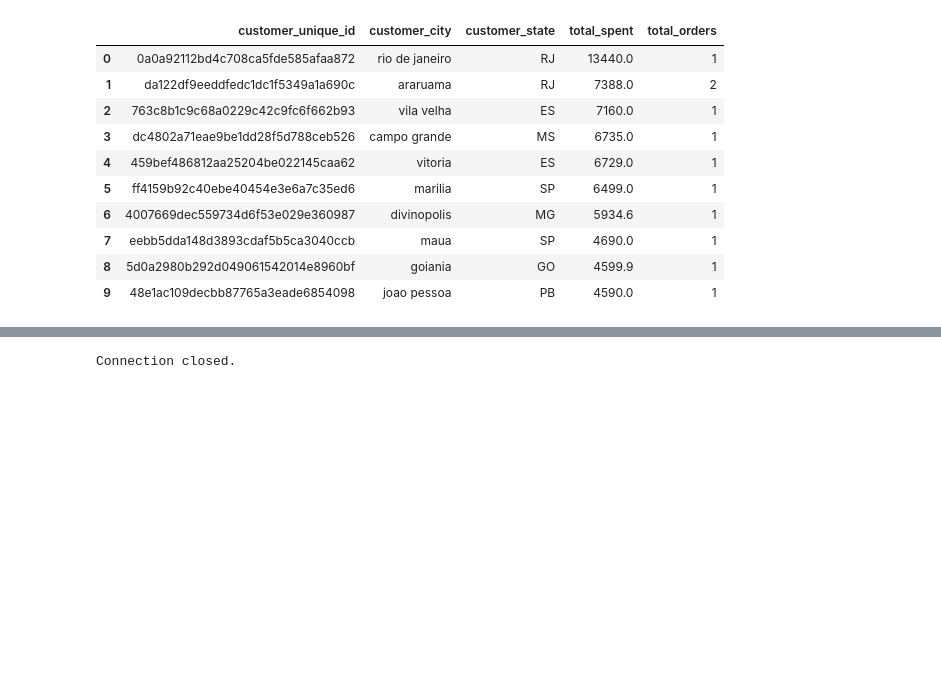
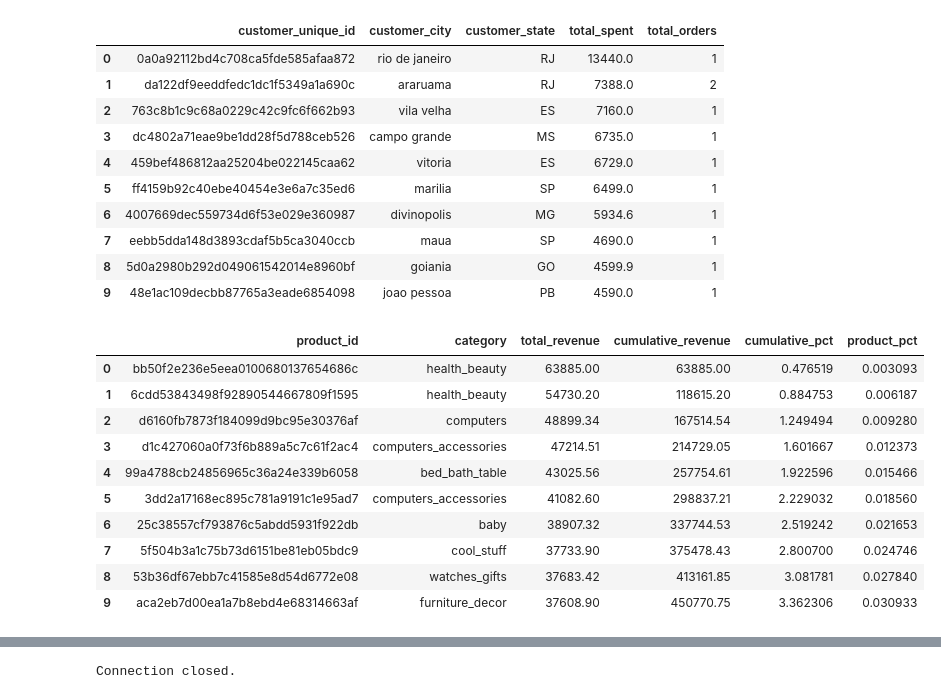
Before and after one commit to Ryanjo4432/revenue-leak-detection, a Jupyter notebook: notebooks/analysis.ipynb, the cells around one changed output, grey strips where cells are left out. Saved outputs shown, nothing was run; the diff lists cells and outputs as text; code cells hidden in the pictures; blank space fills up the shorter version.

```diff
--- a/notebooks/analysis.ipynb
+++ b/notebooks/analysis.ipynb
@@ -240,3 +240,37 @@ Passing `palette` without assigning `hue` is deprecated and will be removed in v
 | 7 | eebb5dda148d3893cdaf5b5ca3040ccb | maua | SP | 4690.0 | 1 |
 | 8 | 5d0a2980b292d049061542014e8960bf | goiania | GO | 4599.9 | 1 |
 | 9 | 48e1ac109decbb87765a3eade6854098 | joao pessoa | PB | 4590.0 | 1 |
+# %%
+query = """
+    SELECT
+        p.product_id,
+        p.product_category_name_english AS category,
+        ROUND(SUM(oi.price)::NUMERIC, 2) AS total_revenue
+    FROM order_items oi
+    JOIN products p ON oi.product_id = p.product_id
+    WHERE p.product_category_name_english != 'unknown'
+    GROUP BY p.product_id, p.product_category_name_english
+    ORDER BY total_revenue DESC;
+"""
+
+df_pareto = pd.read_sql(query, conn)
+
+# Calculate cumulative revenue percentage
+df_pareto["cumulative_revenue"] = df_pareto["total_revenue"].cumsum()
+df_pareto["cumulative_pct"]     = df_pareto["cumulative_revenue"] / df_pareto["total_revenue"].sum() * 100
+df_pareto["product_pct"]        = range(1, len(df_pareto) + 1)
+df_pareto["product_pct"]        = df_pareto["product_pct"] / len(df_pareto) * 100
+
+df_pareto.head(10)
+# %% [output]
+|  | product_id | category | total_revenue | cumulative_revenue | cumulative_pct | product_pct |
+| 0 | bb50f2e236e5eea0100680137654686c | health_beauty | 63885.00 | 63885.00 | 0.476519 | 0.003093 |
+| 1 | 6cdd53843498f92890544667809f1595 | health_beauty | 54730.20 | 118615.20 | 0.884753 | 0.006187 |
+| 2 | d6160fb7873f184099d9bc95e30376af | computers | 48899.34 | 167514.54 | 1.249494 | 0.009280 |
+| 3 | d1c427060a0f73f6b889a5c7c61f2ac4 | computers_accessories | 47214.51 | 214729.05 | 1.601667 | 0.012373 |
+| 4 | 99a4788cb24856965c36a24e339b6058 | bed_bath_table | 43025.56 | 257754.61 | 1.922596 | 0.015466 |
+| 5 | 3dd2a17168ec895c781a9191c1e95ad7 | computers_accessories | 41082.60 | 298837.21 | 2.229032 | 0.018560 |
+| 6 | 25c38557cf793876c5abdd5931f922db | baby | 38907.32 | 337744.53 | 2.519242 | 0.021653 |
+| 7 | 5f504b3a1c75b73d6151be81eb05bdc9 | cool_stuff | 37733.90 | 375478.43 | 2.800700 | 0.024746 |
+| 8 | 53b36df67ebb7c41585e8d54d6772e08 | watches_gifts | 37683.42 | 413161.85 | 3.081781 | 0.027840 |
+| 9 | aca2eb7d00ea1a7b8ebd4e68314663af | furniture_decor | 37608.90 | 450770.75 | 3.362306 | 0.030933 |
```
Also changed, not shown: parts of 3 cells of this notebook, 4 other files.
